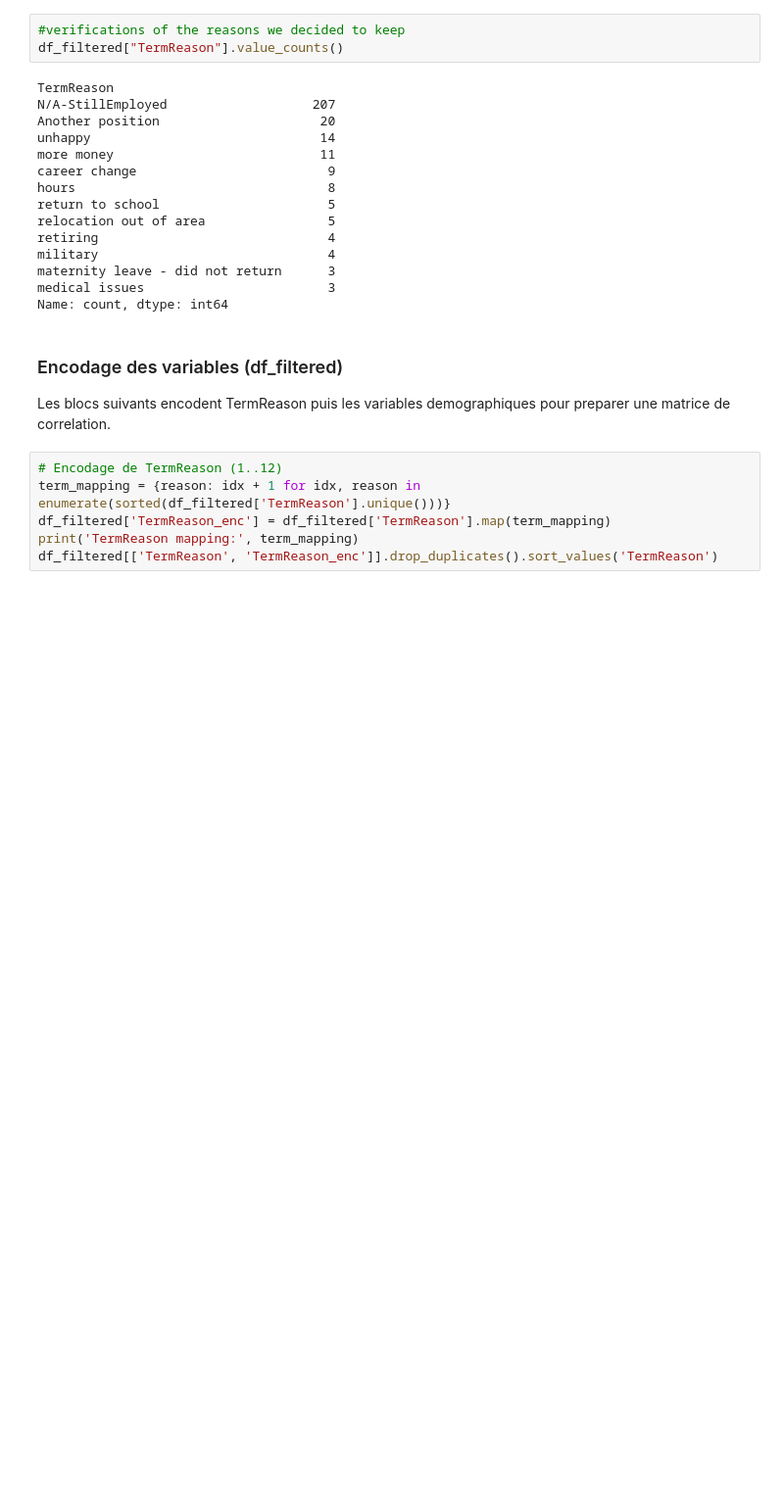
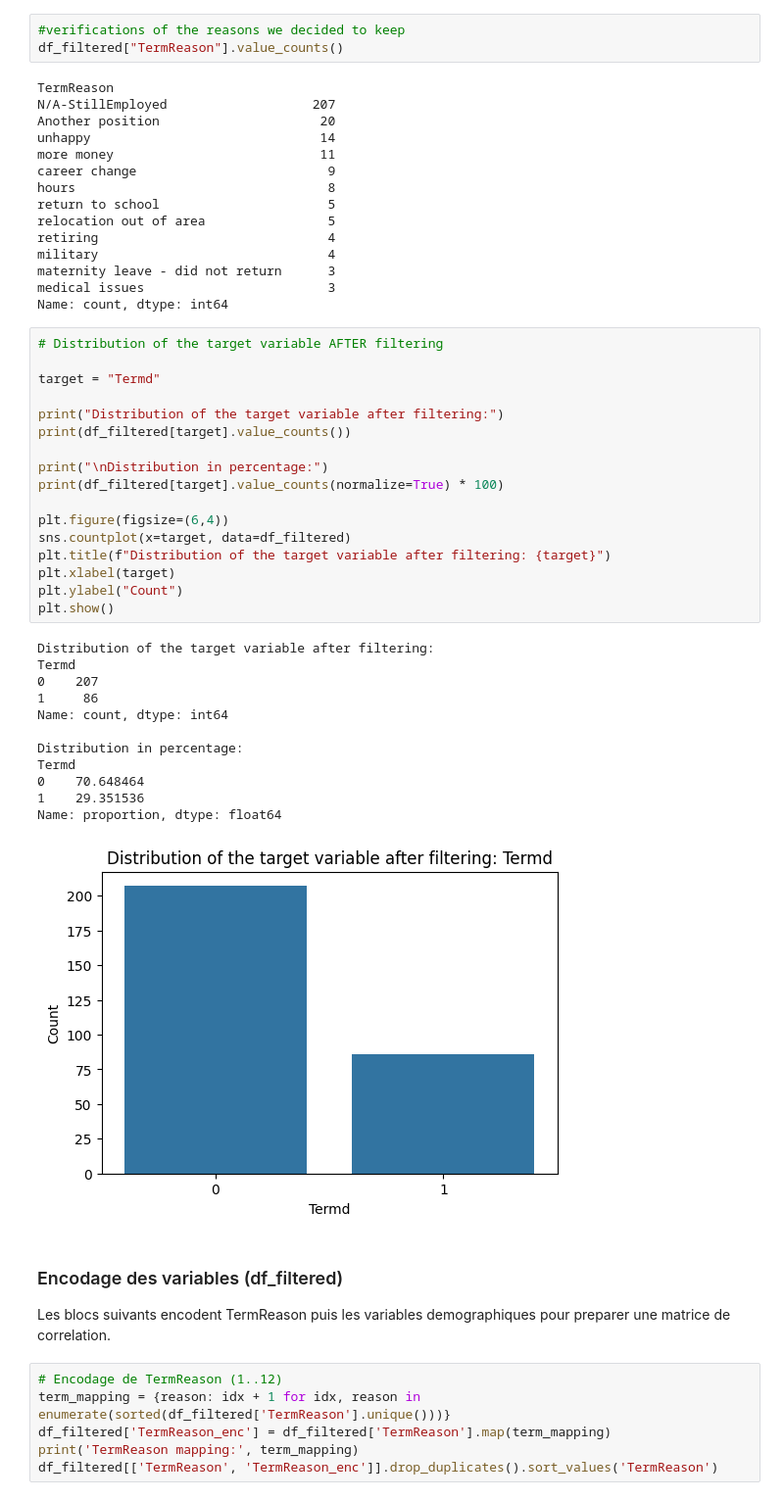
Before and after one commit to oviachane/Hackathon_AI_explainability-, a Jupyter notebook: notebooks/eda.ipynb, the cells around one changed output. Shown at 98% size. Cells and saved outputs as stored; diff of their text form; blank space fills up the shorter version.

```diff
--- a/notebooks/eda.ipynb
+++ b/notebooks/eda.ipynb
@@ -231,6 +226,36 @@ military                              4
 maternity leave - did not return      3
 medical issues                        3
 Name: count, dtype: int64
+# %%
+# Distribution of the target variable AFTER filtering
+
+target = "Termd"
+
+print("Distribution of the target variable after filtering:")
+print(df_filtered[target].value_counts())
+
+print("\nDistribution in percentage:")
+print(df_filtered[target].value_counts(normalize=True) * 100)
+
+plt.figure(figsize=(6,4))
+sns.countplot(x=target, data=df_filtered)
+plt.title(f"Distribution of the target variable after filtering: {target}")
+plt.xlabel(target)
+plt.ylabel("Count")
+plt.show()
+# %% [output]
+Distribution of the target variable after filtering:
+Termd
+0    207
+1     86
+Name: count, dtype: int64
+
+Distribution in percentage:
+Termd
+0    70.648464
+1    29.351536
+Name: proportion, dtype: float64
+[figure, added]
 # %% [markdown]
 ### Encodage des variables (df_filtered)
 Les blocs suivants encodent TermReason puis les variables demographiques pour preparer une matrice de correlation.
```
Also changed, not shown: parts of 35 cells of this notebook.
